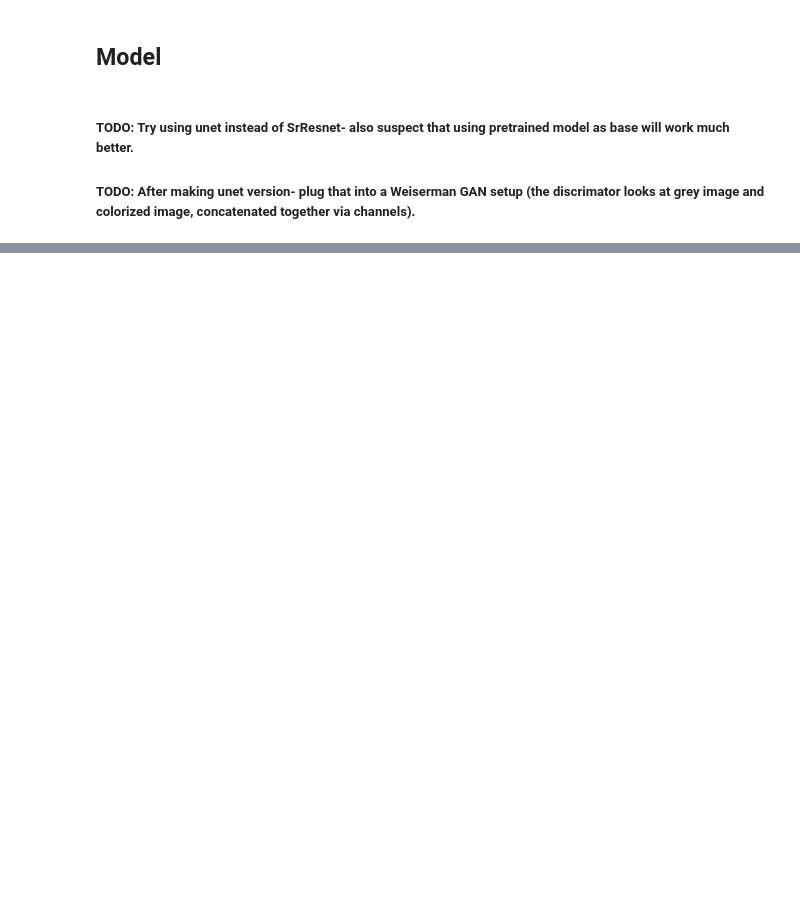
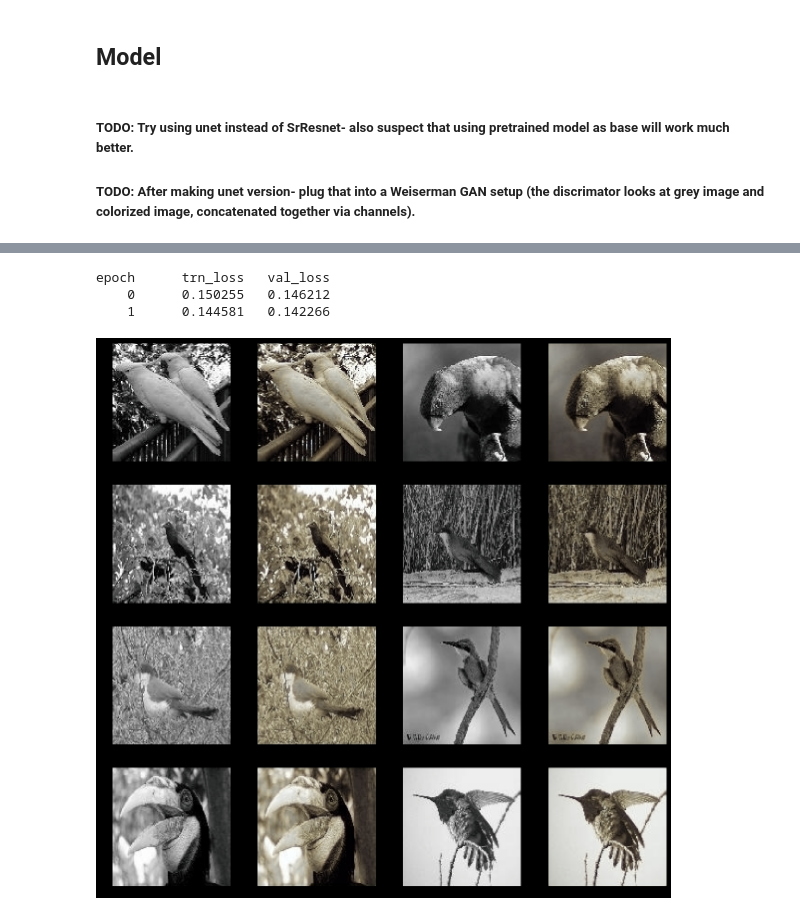
Before and after one commit to jantic/Deep-Learning-Projects, a Jupyter notebook: Jupyter Experiments/1_BlackWhiteToColor/2_Main.ipynb, the cells around one changed output, grey strips where cells are left out. Saved outputs shown, nothing was run; the diff lists cells and outputs as text; code cells hidden in the pictures; blank space fills up the shorter version.

```diff
--- a/Jupyter Experiments/1_BlackWhiteToColor/2_Main.ipynb
+++ b/Jupyter Experiments/1_BlackWhiteToColor/2_Main.ipynb
@@ -276,2 +128,0 @@ learn.load('bwtoc0')
-# %%
-lr=lr/2
@@ -317,5 +128,0 @@ conv_shuffle.weight.data.copy_(kernel);
-# %%
-lr=6e-3
-wd=1e-7
-# %%
-learn.fit(lr, 1, cycle_len=2, wds=wd, use_clr_beta=(20,10,0.95,0.85))
@@ -337,0 +133,3 @@ learn.load('bwtoc5')
+# %%
+train(lr,0)
+visualize(220,8)
@@ -337,0 +142,4 @@ learn.load('bwtoc5')
+# %%
+train(lr/2,1)
+visualize(220,8)
+# %% [output]
@@ -337,0 +147,4 @@ learn.load('bwtoc5')
+epoch      trn_loss   val_loss
+    0      0.150255   0.146212
+    1      0.144581   0.142266
+[figure, added]
```
Also changed, not shown: parts of 76 cells of this notebook.
